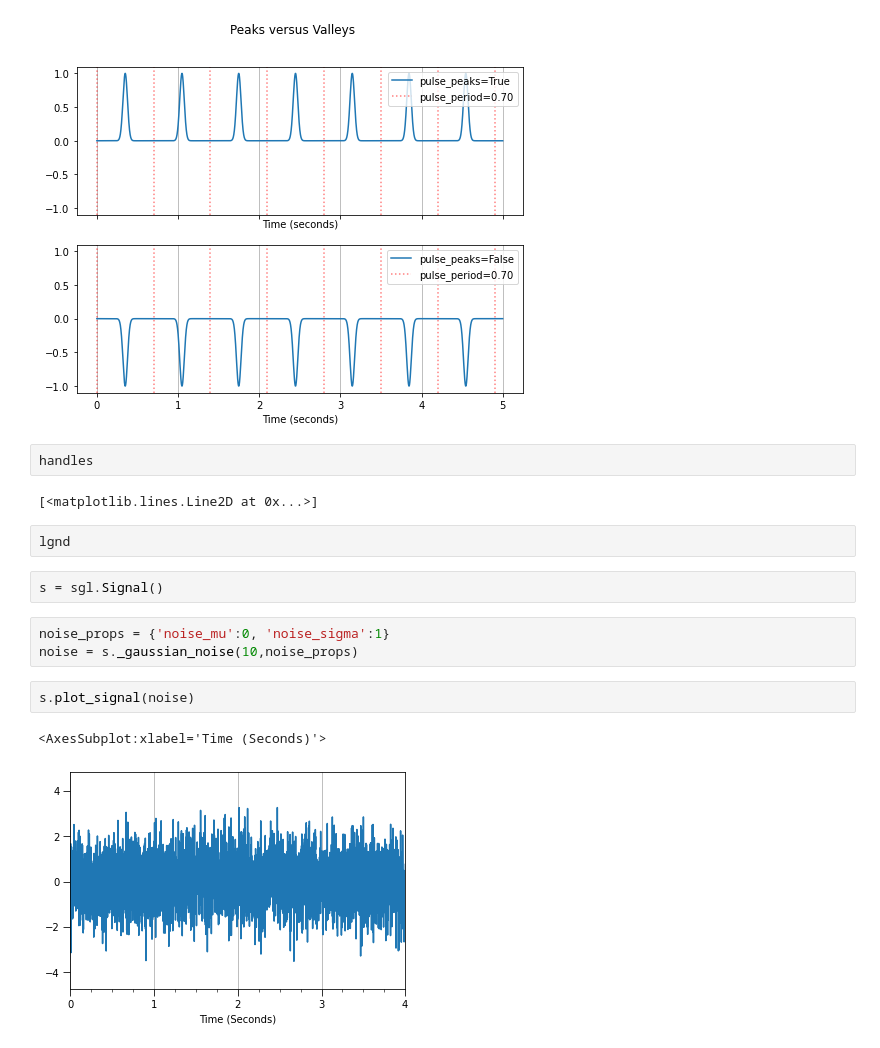
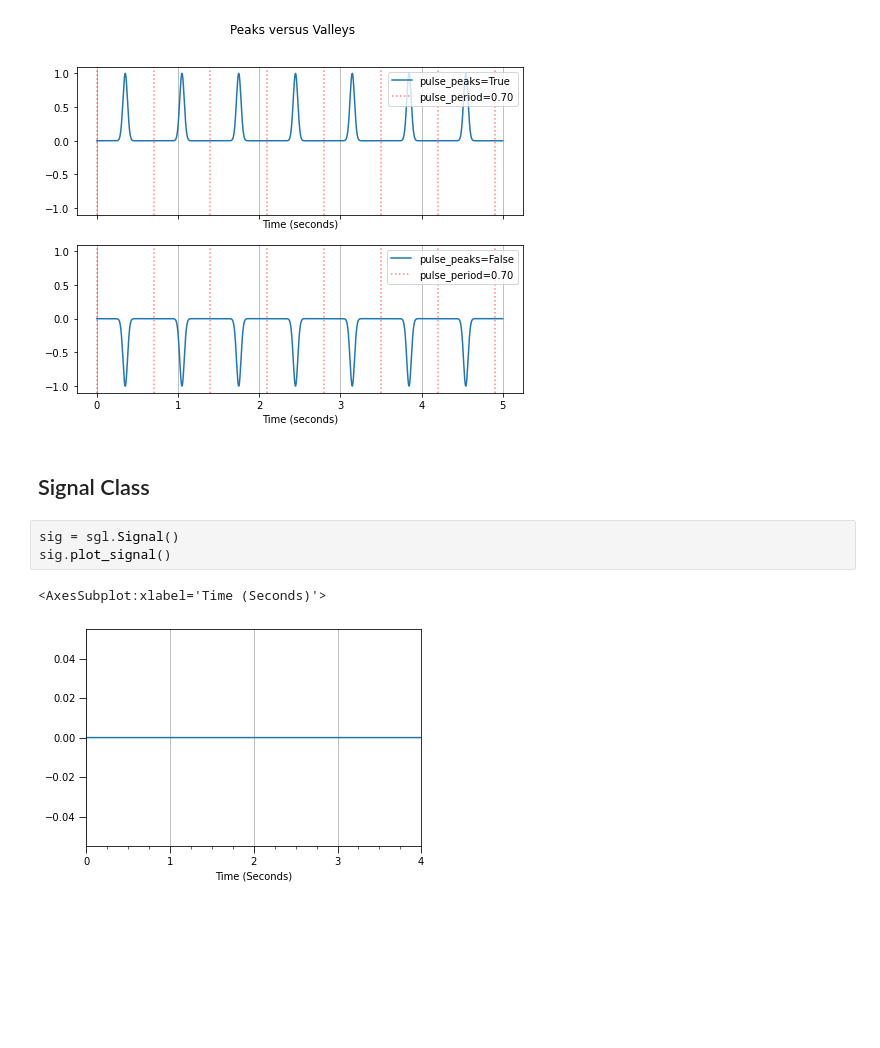
Before and after one commit to kevinmcmanus/signal, a Jupyter notebook: sigdemo.ipynb, the cells around one changed output. Drawn from its saved outputs; the diff is of its cells as text; blank space fills up the shorter version.

```diff
--- a/sigdemo.ipynb
+++ b/sigdemo.ipynb
@@ -180,19 +180,11 @@ for pw, ax in zip([True, False],axs.flatten()):
 zz=fig.suptitle('Peaks versus Valleys')
 # %% [output]
 [figure]
-# %%
-handles
-# %% [output]
-[<matplotlib.lines.Line2D at 0x...>]
-# %%
-lgnd
+# %% [markdown]
+## Signal Class
 # %%
-s = sgl.Signal()
+sig = sgl.Signal()
+sig.plot_signal()
+# %% [output]
+<AxesSubplot:xlabel='Time (Seconds)'>
+[figure, added]
-# %%
-noise_props = {'noise_mu':0, 'noise_sigma':1}
-noise = s._gaussian_noise(10,noise_props)
-# %%
-s.plot_signal(noise)
-# %% [output]
-<AxesSubplot:xlabel='Time (Seconds)'>
-[figure, removed]
```
Also changed, not shown: parts of 24 cells of this notebook, 2 other files.
